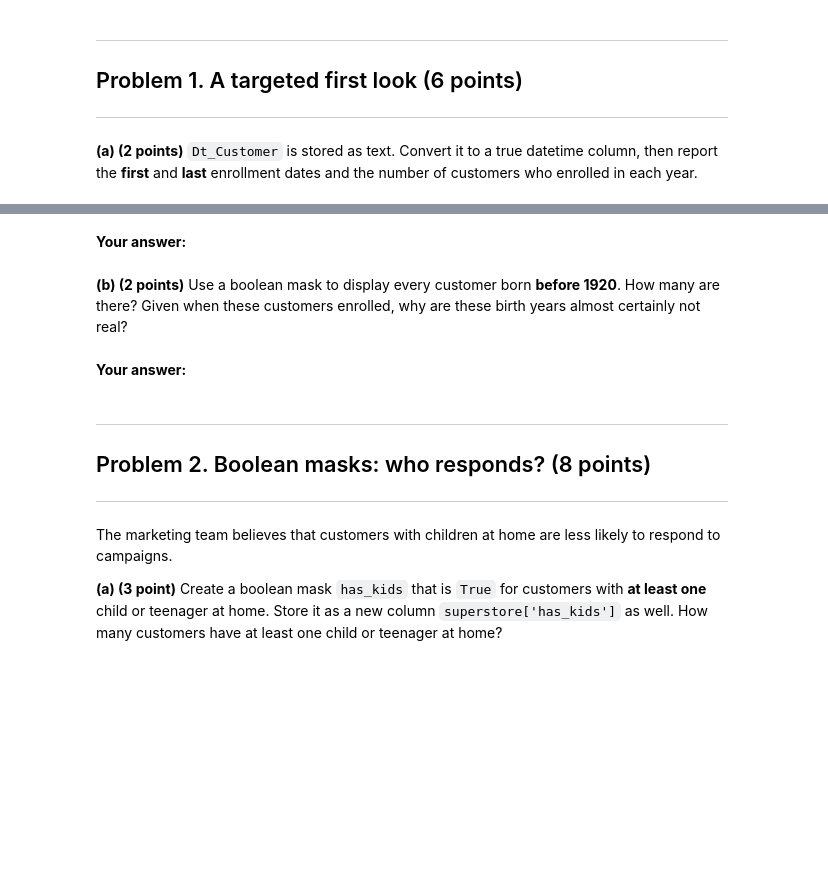
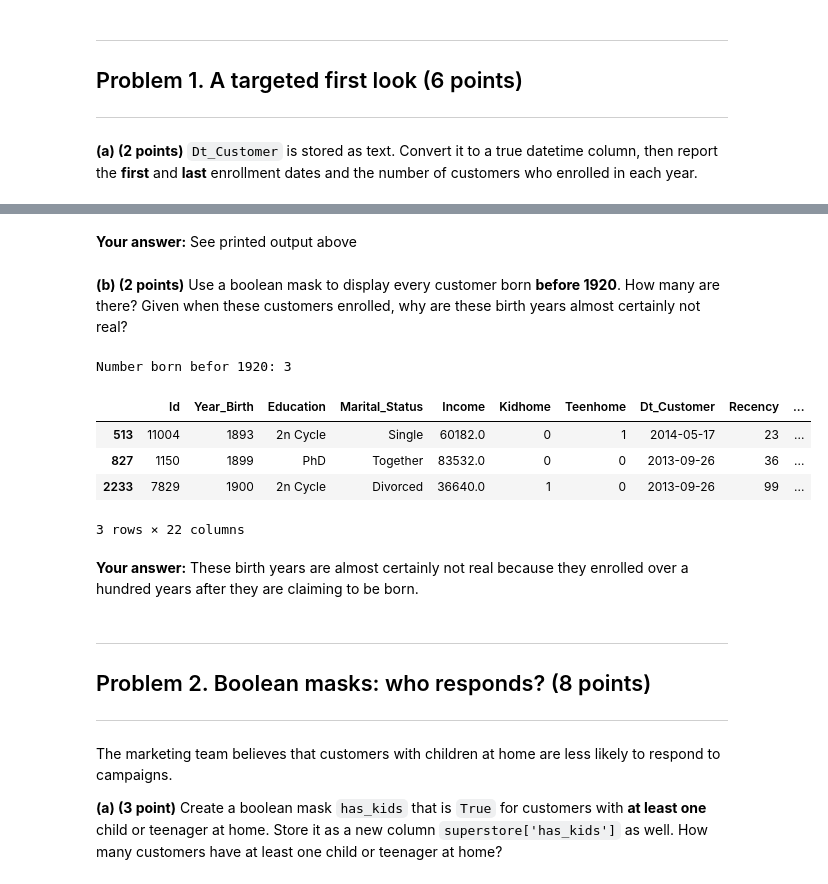
Before and after one commit to JoobZefty/dsc210, a Jupyter notebook: TakeHomeExams/exam1fall2026.ipynb, the cells around one changed output, grey strips where cells are left out. Drawn from its saved outputs; the diff is of its cells as text; code cells hidden in the pictures; blank space fills up the shorter version.

```diff
--- a/TakeHomeExams/exam1fall2026.ipynb
+++ b/TakeHomeExams/exam1fall2026.ipynb
@@ -63,0 +71,7 @@ superstore.head()
+# %%
+# Problem 1(a): your code here
+superstore['Dt_Customer'] = pd.to_datetime(superstore['Dt_Customer'], format='%m/%d/%Y')
+print(superstore['Dt_Customer'].dtype)
+print('First enrollment date:', superstore['Dt_Customer'].min())
+print('Last enrollment date:', superstore['Dt_Customer'].max())
+print('Customer enrollement each year:',superstore['Dt_Customer'].dt.year.value_counts().sort_index())
@@ -64,11 +87,22 @@ superstore.head()
 # %% [markdown]
 **Your answer:**
+See printed output above
 # %% [markdown]
 **(b) (2 points)** Use a boolean mask to display every customer born **before 1920**. How many are there? Given when these customers enrolled, why are these birth years almost certainly not real?
 # %%
 # Problem 1(b): your code here
+mask_1920 = superstore['Year_Birth'] < 1920
+print('Number born befor 1920:',mask_1920.sum())
+superstore[mask_1920]
+# %% [output]
+Number born befor 1920: 3
+|  | Id | Year_Birth | Education | Marital_Status | Income | Kidhome | Teenhome | Dt_Customer | Recency | ... |
+| 513 | 11004 | 1893 | 2n Cycle | Single | 60182.0 | 0 | 1 | 2014-05-17 | 23 | ... |
+| 827 | 1150 | 1899 | PhD | Together | 83532.0 | 0 | 0 | 2013-09-26 | 36 | ... |
+| 2233 | 7829 | 1900 | 2n Cycle | Divorced | 36640.0 | 1 | 0 | 2013-09-26 | 99 | ... |
+3 rows × 22 columns
-# %% [markdown]
-**Your answer:**
+# %% [markdown]
+**Your answer:** These birth years are almost certainly not real because they enrolled over a hundred years after they are claiming to be born.
 # %% [markdown]
 ---
 ## Problem 2. Boolean masks: who responds? (8 points)
```
Also changed, not shown: parts of 12 cells of this notebook.
